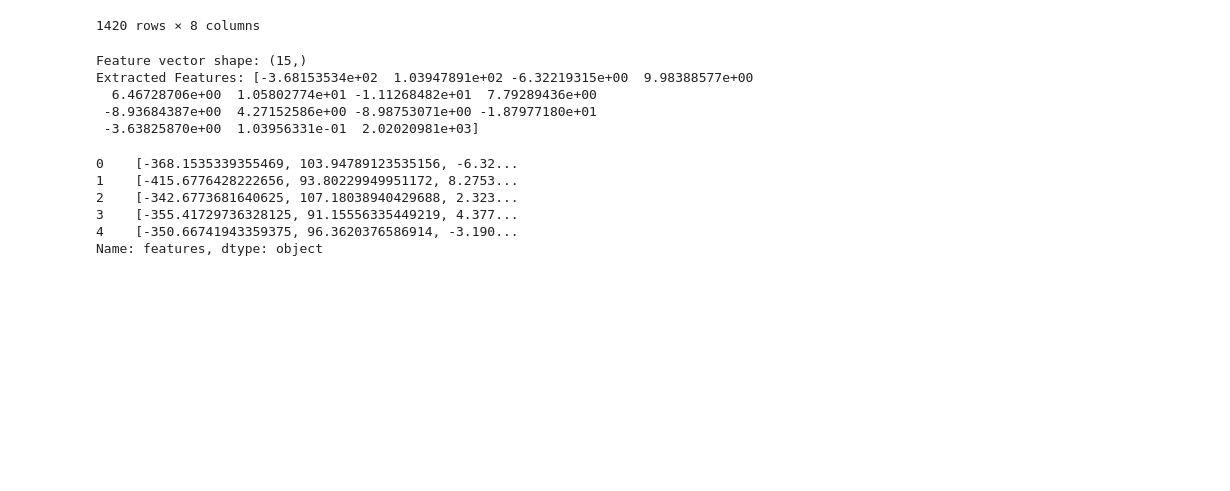
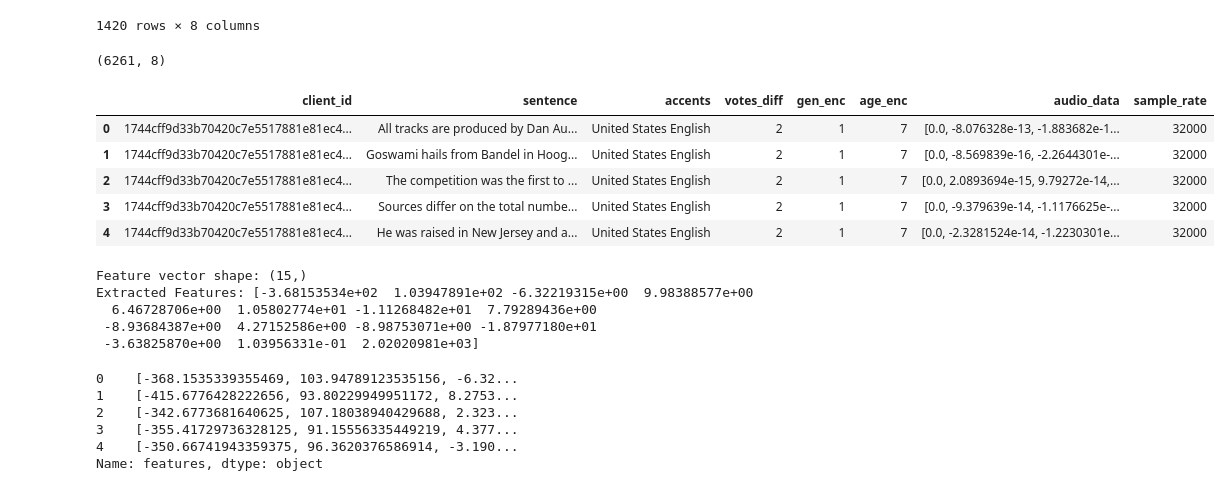
Before and after one commit to YKH2020/aipi520-project, a Jupyter notebook: data_exploration.ipynb, the cells around one changed output. Drawn from its saved outputs; the diff is of its cells as text; code cells hidden in the pictures; blank space fills up the shorter version.

```diff
--- a/data_exploration.ipynb
+++ b/data_exploration.ipynb
@@ -472,6 +476,23 @@ test_clean_audio
 | 2914 | 6eadb22dab2ab811ab54ba036b25da8bc... | Vigils and protests of thousands ... | India and South Asia (India, Paki... | 4 | 1 | 7 | [0.0, -5.4108736e-15, 9.850256e-1... | 32000 |
 | 2915 | 6eadb22dab2ab811ab54ba036b25da8bc... | The species occurs at North West ... | India and South Asia (India, Paki... | 2 | 1 | 7 | [0.0, -2.9928808e-16, -2.1065896e... | 32000 |
 1420 rows × 8 columns
+# %%
+# Combine the datasets
+clean_dev_train_audio = pd.concat([clean_dev_train_audio, test_clean_audio], ignore_index=True)
+
+# Check the number of rows and columns
+print(clean_dev_train_audio.shape)
+
+# Display the first few rows
+clean_dev_train_audio.head()
+# %% [output]
+(6261, 8)
+|  | client_id | sentence | accents | votes_diff | gen_enc | age_enc | audio_data | sample_rate |
+| 0 | 1744cff9d33b70420c7e5517881e81ec4... | All tracks are produced by Dan Au... | United States English | 2 | 1 | 7 | [0.0, -8.076328e-13, -1.883682e-1... | 32000 |
+| 1 | 1744cff9d33b70420c7e5517881e81ec4... | Goswami hails from Bandel in Hoog... | United States English | 2 | 1 | 7 | [0.0, -8.569839e-16, -2.2644301e-... | 32000 |
+| 2 | 1744cff9d33b70420c7e5517881e81ec4... | The competition was the first to ... | United States English | 2 | 1 | 7 | [0.0, 2.0893694e-15, 9.79272e-14,... | 32000 |
+| 3 | 1744cff9d33b70420c7e5517881e81ec4... | Sources differ on the total numbe... | United States English | 2 | 1 | 7 | [0.0, -9.379639e-14, -1.1176625e-... | 32000 |
+| 4 | 1744cff9d33b70420c7e5517881e81ec4... | He was raised in New Jersey and a... | United States English | 2 | 1 | 7 | [0.0, -2.3281524e-14, -1.2230301e... | 32000 |
 # %%
 def extract_features_numpy(audio_data, sample_rate):
     # Ensure audio data is a NumPy array
```
Also changed, not shown: parts of 10 cells of this notebook.
